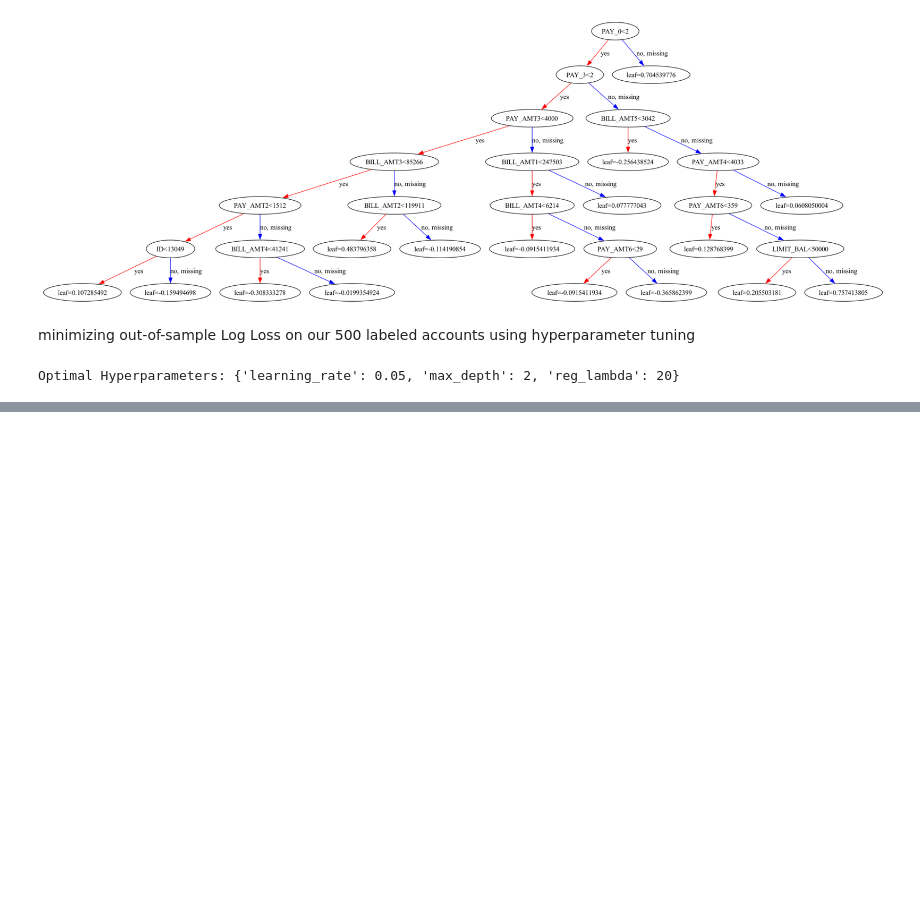
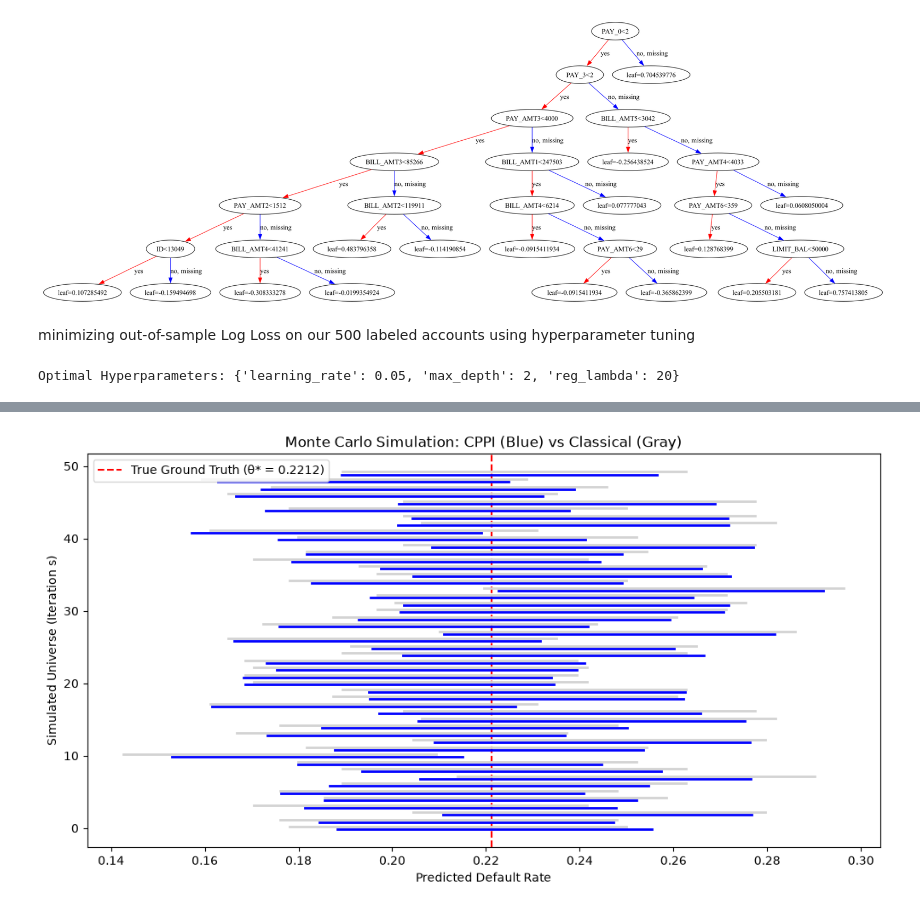
Before and after one commit to Nimish-B-Prabhakar/Prediction-Powered-Inference, a Jupyter notebook: PPI_Credit_card_default.ipynb, the cells around one changed output, grey strips where cells are left out. Drawn from its saved outputs; the diff is of its cells as text; code cells hidden in the pictures; blank space fills up the shorter version.

Commit message:
Ran MC simulations to test PPI validity for asymptotic normality

```diff
--- a/PPI_Credit_card_default.ipynb
+++ b/PPI_Credit_card_default.ipynb
@@ -416,0 +492,80 @@ Optimal Hyperparameters: {'learning_rate': 0.05, 'max_depth': 2, 'reg_lambda': 2
+# %%
+import numpy as np
+import matplotlib.pyplot as plt
+from sklearn.model_selection import KFold
+from xgboost import XGBClassifier
+
+S = 50
+theta_star = 0.2212
+n_size = 500
+z_score = 1.96
+
+cppi_hits, classical_hits = 0, 0
+cppi_widths, classical_widths = [], []
+ci_cppi_list, ci_class_list = [], []
+
+# Pre-configure the mathematically optimized model
+model_tuned = XGBClassifier(max_depth=2, learning_rate=0.05, reg_lambda=20, random_state=42, eval_metric='logloss', n_jobs=-1)
+
+for s in range(S):
+    # 1. Create a parallel universe by shuffling the entire dataset
+    df_sample = df.sample(frac=1, random_state=s)
+
+    Y_all = df_sample['default payment next month']
+    X_all = df_sample.drop(columns=['default payment next month', 'ID'], errors='ignore')
+
+    X_n, Y_n = X_all.iloc[:n_size], Y_all.iloc[:n_size]
+    X_N = X_all.iloc[n_size:]
+
+    # --- Classical Baseline ---
+    theta_class = Y_n.mean()
+    se_class = np.sqrt(np.var(Y_n, ddof=1) / n_size)
+    ci_class_lower, ci_class_upper = theta_class - (z_score * se_class), theta_class + (z_score * se_class)
+
+    if ci_class_lower <= theta_star <= ci_class_upper: classical_hits += 1
+    classical_widths.append(ci_class_upper - ci_class_lower)
+    ci_class_list.append((ci_class_lower, ci_class_upper))
+
+    # --- Tuned CPPI Pipeline ---
+    predictions_n = np.zeros(n_size)
+    predictions_N_matrix = np.zeros((len(X_N), 5))
+    kf = KFold(n_splits=5, shuffle=True, random_state=s)
+
+    fold_idx = 0
+    for train_idx, eval_idx in kf.split(X_n):
+        model_tuned.fit(X_n.iloc[train_idx], Y_n.iloc[train_idx])
+        predictions_n[eval_idx] = model_tuned.predict_proba(X_n.iloc[eval_idx])[:, 1]
+        predictions_N_matrix[:, fold_idx] = model_tuned.predict_proba(X_N)[:, 1]
+        fold_idx += 1
+
+    theta_cppi = np.mean(np.mean(predictions_N_matrix, axis=1)) - np.mean(predictions_n - Y_n.values)
+
+    # Calculate corrected variance
+    fold_variances = [np.var((predictions_n - Y_n.values)[eval_idx], ddof=1) for _, eval_idx in kf.split(X_n)]
+    se_cppi = np.sqrt(np.mean(fold_variances) / n_size)
+
+    ci_cppi_lower, ci_cppi_upper = theta_cppi - (z_score * se_cppi), theta_cppi + (z_score * se_cppi)
+
+    if ci_cppi_lower <= theta_star <= ci_cppi_upper: cppi_hits += 1
+    cppi_widths.append(ci_cppi_upper - ci_cppi_lower)
+    ci_cppi_list.append((ci_cppi_lower, ci_cppi_upper))
+
+print(f"Classical Coverage: {(classical_hits/S)*100:.1f}% | Avg Width: {np.mean(classical_widths):.4f}")
+print(f"CPPI Coverage: {(cppi_hits/S)*100:.1f}% | Avg Width: {np.mean(cppi_widths):.4f}")
+
+# --- Visual Anchoring: Plot the Parallel Universes ---
+fig, ax = plt.subplots(figsize=(12, 6))
+ax.axvline(x=theta_star, color='red', linestyle='--', label=f'True Ground Truth (θ* = {theta_star})')
+
+for i in range(S):
+    # Plot Classical in light gray, shifted slightly up
+    ax.plot([ci_class_list[i][0], ci_class_list[i][1]], [i+0.2, i+0.2], color='lightgray', linewidth=2)
+    # Plot CPPI in solid blue, shifted slightly down
+    ax.plot([ci_cppi_list[i][0], ci_cppi_list[i][1]], [i-0.2, i-0.2], color='blue', linewidth=2)
+
+ax.set_title('Monte Carlo Simulation: CPPI (Blue) vs Classical (Gray)')
+ax.set_xlabel('Predicted Default Rate')
+ax.set_ylabel('Simulated Universe (Iteration s)')
+plt.legend()
+plt.show()
+# %% [output]
@@ -416,0 +574 @@ Optimal Hyperparameters: {'learning_rate': 0.05, 'max_depth': 2, 'reg_lambda': 2
+[figure, added]
```
Also changed, not shown: parts of 12 cells of this notebook.
